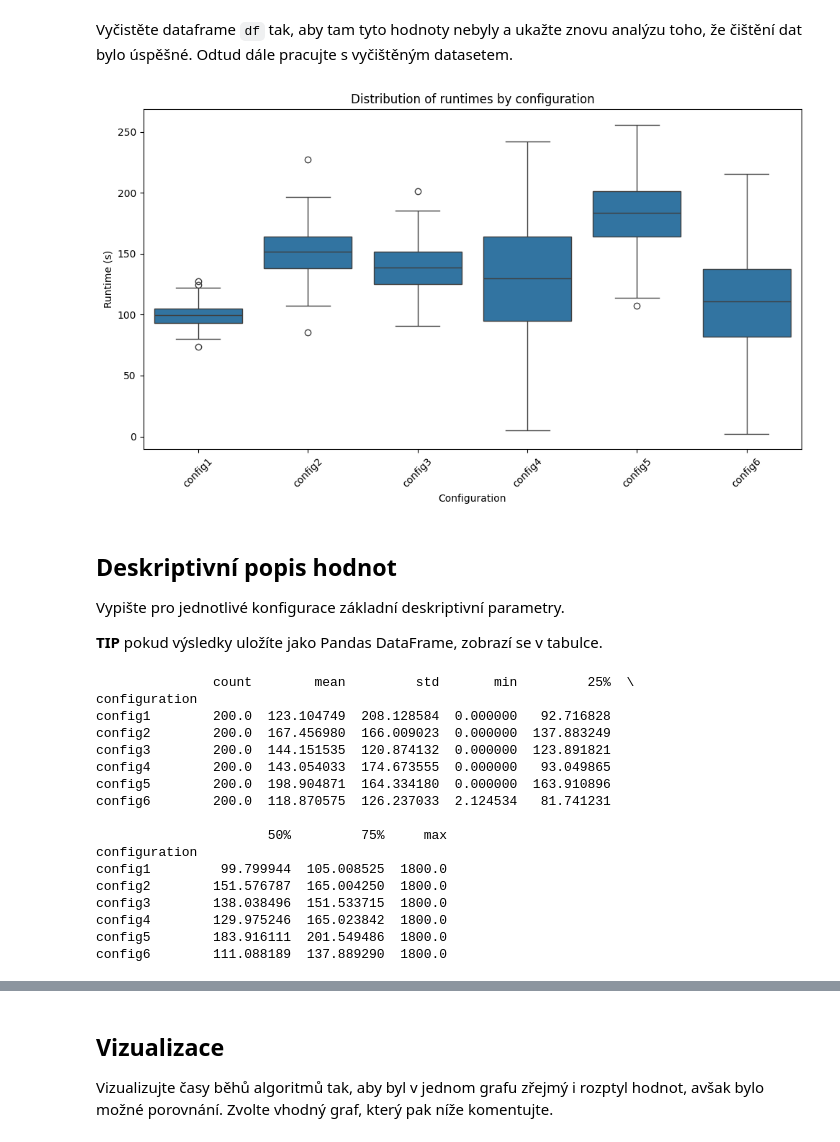
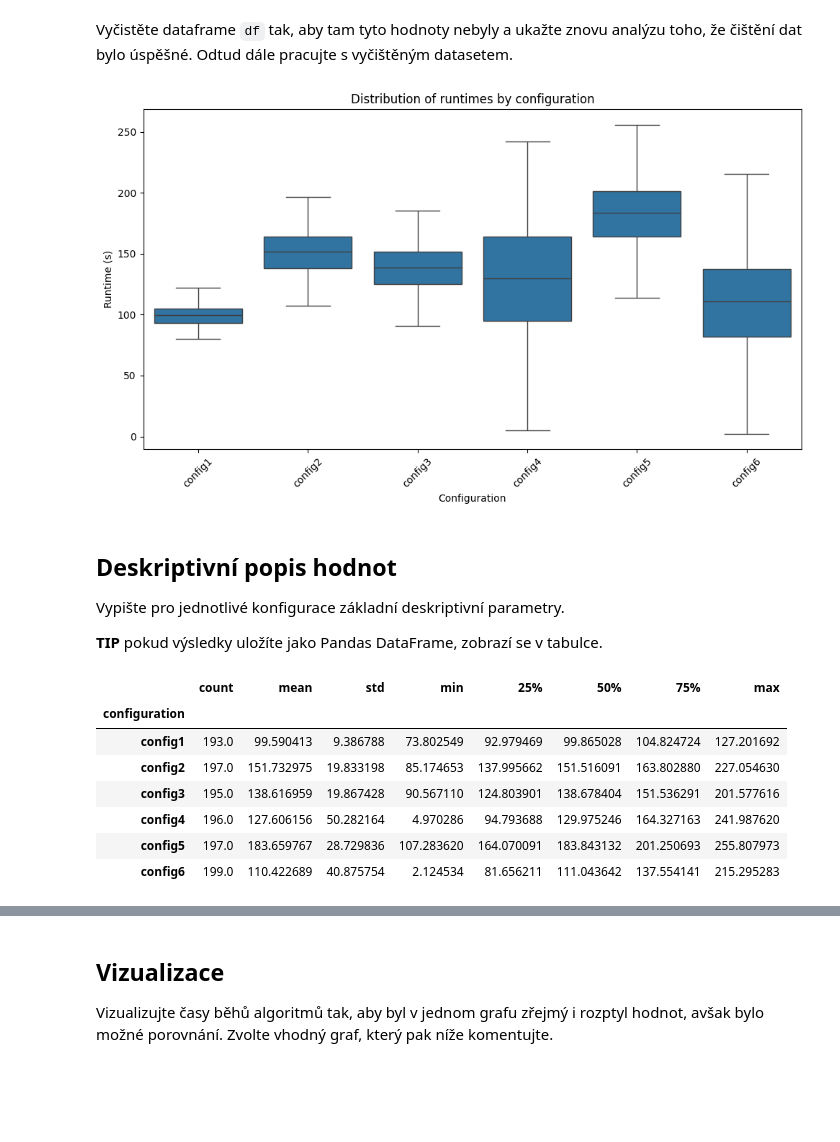
Before and after one commit to jirmusovic/MSP, a Jupyter notebook: proj1.ipynb, the cells around one changed output, grey strips where cells are left out. Drawn from its saved outputs; the diff is of its cells as text; code cells hidden in the pictures; blank space fills up the shorter version.

```diff
--- a/proj1.ipynb
+++ b/proj1.ipynb
@@ -87,17 +84,16 @@ dtype: object
 Vhodným způsobem pro všechny konfigurace analyzujte časy běhů a pokud tam jsou, identifikujte hodnoty, které jsou chybné. Vyberte vhodný graf, který zobrazí samostatně jednotlivé konfigurace.
 # %%
 config_stats = df.groupby('configuration')['runtime'].describe()
-print(config_stats)
+display(config_stats)
 print("\n")
 
-# Tohle nevim, zda je nutne, ale mluvilo se o tom na prednasce, tak to inkluduji
 def detect_outliers(data):
-    Q1 = data.quantile(0.25)
-    Q3 = data.quantile(0.75)  # Prvni a treti kvantil
-    IQR = Q3 - Q1
+    q_1 = data.quantile(0.25)
+    q_3 = data.quantile(0.75)  # Prvni a treti kvartil
+    iqr = q_3 - q_1
 
-    low = Q1 - 1.5 * IQR
-    upp = Q3 + 1.5 * IQR
+    low = q_1 - 1.5 * iqr
+    upp = q_3 + 1.5 * iqr
 
     return (data < low) | (data > upp)
 
@@ -105,7 +101,7 @@ df['outlier'] = df.groupby('configuration')['runtime'].transform(detect_outliers
 
 outliers = df[df['outlier']]
 print("Identified outliers:")
-print(outliers)
+display(outliers)
 
 # Boxplot
 config_order = ['config1', 'config2', 'config3', 'config4', 'config5', 'config6']
@@ -147,47 +152,37 @@ Tento druh grafu jsem zvolila díky jeho vysoké přehlednosti při zobrazován
 # %% [markdown]
 Vyčistěte dataframe `df` tak, aby tam tyto hodnoty nebyly a ukažte znovu analýzu toho, že čištění dat bylo úspěšné. Odtud dále pracujte s vyčištěným datasetem.
 # %%
-if (df['status'] == "SUCCESS").any():
-    # Tady kopiruji svuj vlastni kod, tak snad to nebude povazovano za plagiat
-    config_order = ['config1', 'config2', 'config3', 'config4', 'config5', 'config6']
-    success = df[df['status'] == "SUCCESS"]
-    plt.figure(figsize=(10, 6))
-    sns.boxplot(x='configuration', y='runtime', data=success, order=config_order)
-    plt.title('Distribution of runtimes by configuration')
-    plt.ylabel('Runtime (s)')
-    plt.xlabel('Configuration')
-    plt.xticks(rotation=45)
-    plt.tight_layout()
-    plt.show()
+# Tady kopiruji svuj vlastni kod, tak snad to nebude povazovano za plagiat
+config_order = ['config1', 'config2', 'config3', 'config4', 'config5', 'config6']
+success = df[df['status'] == "SUCCESS"]
+plt.figure(figsize=(10, 6))
+sns.boxplot(x='configuration', y='runtime', data=success, order=config_order, showfliers=False)
+plt.title('Distribution of runtimes by configuration')
+plt.ylabel('Runtime (s)')
+plt.xlabel('Configuration')
+plt.xticks(rotation=45)
+plt.tight_layout()
+plt.show()
 # %% [output]
-[figure, old version]
+[figure, new version]
 # %% [markdown]
 ## Deskriptivní popis hodnot
 Vypište pro jednotlivé konfigurace základní deskriptivní parametry.
 
 __TIP__ pokud výsledky uložíte jako Pandas DataFrame, zobrazí se v tabulce.
 # %%
-config_stats = df.groupby('configuration')['runtime'].describe()
+config_stats = success.groupby('configuration')['runtime'].describe()
 
-print(config_stats)
+display(config_stats)
 # %% [output]
-               count        mean         std       min         25%  \
-configuration
-config1        200.0  123.104749  208.128584  0.000000   92.716828
-config2        200.0  167.456980  166.009023  0.000000  137.883249
-config3        200.0  144.151535  120.874132  0.000000  123.891821
-config4        200.0  143.054033  174.673555  0.000000   93.049865
-config5        200.0  198.904871  164.334180  0.000000  163.910896
-config6        200.0  118.870575  126.237033  2.124534   81.741231
-
-                      50%         75%     max
-configuration
-config1         99.799944  105.008525  1800.0
-config2        151.576787  165.004250  1800.0
-config3        138.038496  151.533715  1800.0
-config4        129.975246  165.023842  1800.0
-config5        183.916111  201.549486  1800.0
-config6        111.088189  137.889290  1800.0
+|  | count | mean | std | min | 25% | 50% | 75% | max |
+| configuration |  |  |  |  |  |  |  |  |
+| config1 | 193.0 | 99.590413 | 9.386788 | 73.802549 | 92.979469 | 99.865028 | 104.824724 | 127.201692 |
+| config2 | 197.0 | 151.732975 | 19.833198 | 85.174653 | 137.995662 | 151.516091 | 163.802880 | 227.054630 |
+| config3 | 195.0 | 138.616959 | 19.867428 | 90.567110 | 124.803901 | 138.678404 | 151.536291 | 201.577616 |
+| config4 | 196.0 | 127.606156 | 50.282164 | 4.970286 | 94.793688 | 129.975246 | 164.327163 | 241.987620 |
+| config5 | 197.0 | 183.659767 | 28.729836 | 107.283620 | 164.070091 | 183.843132 | 201.250693 | 255.807973 |
+| config6 | 199.0 | 110.422689 | 40.875754 | 2.124534 | 81.656211 | 111.043642 | 137.554141 | 215.295283 |
 # %% [markdown]
 __OTÁZKA K DOPLNĚNÍ:__
 
```
Also changed, not shown: parts of 9 cells of this notebook.
